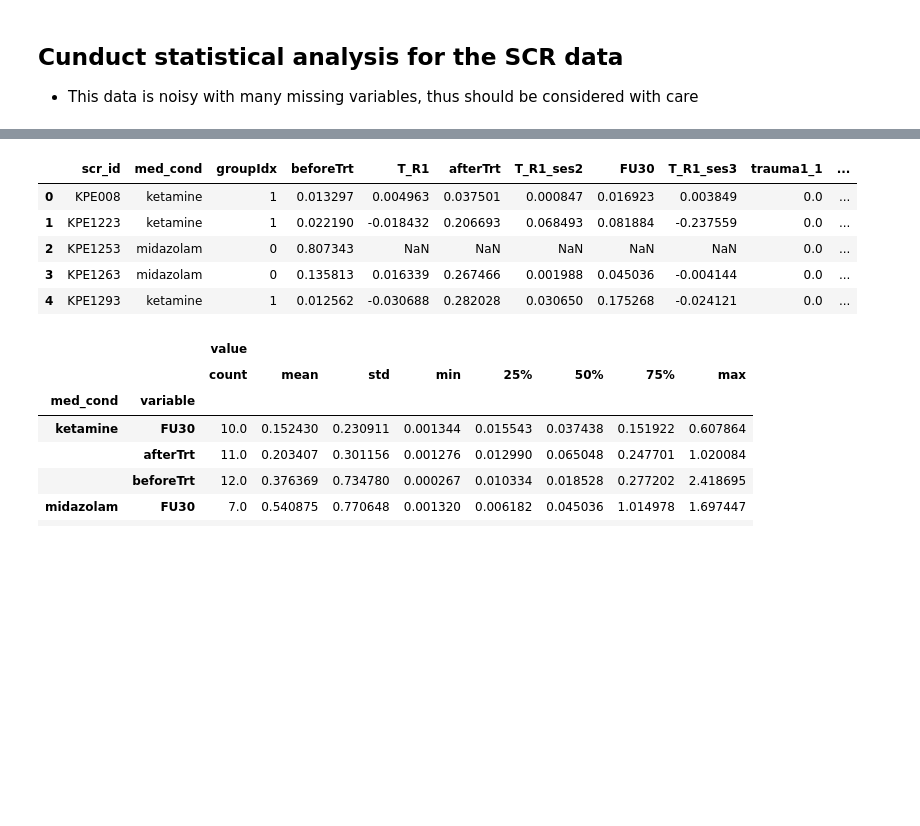
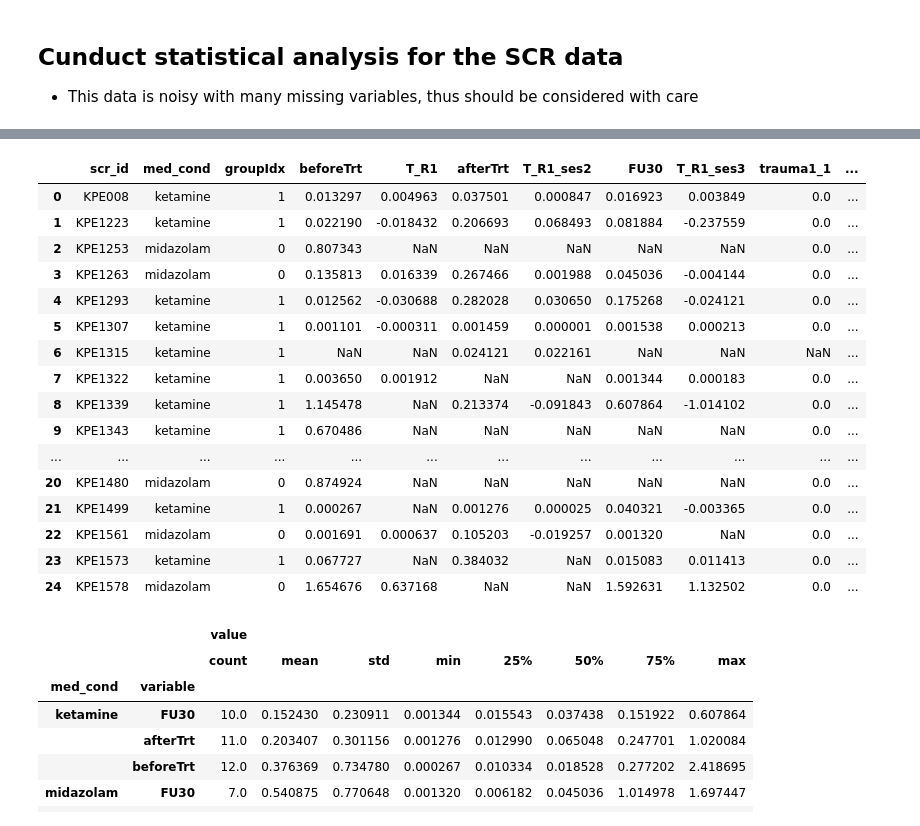
Before and after one commit to orduek/KPE, a Jupyter notebook: SCR/scr_stats.ipynb, the cells around one changed output, grey strips where cells are left out. Cells and saved outputs as stored; diff of their text form; code cells hidden in the pictures; blank space fills up the shorter version.

```diff
--- a/SCR/scr_stats.ipynb
+++ b/SCR/scr_stats.ipynb
@@ -22,16 +17,27 @@ Set the environment variable OUTDATED_IGNORE=1 to disable these warnings.
 # %%
 # load file
 df = pd.read_csv('scr_data.csv')
 df = df.rename(columns={'peakTrauma1': 'beforeTrt', 'peakTrauma1_ses2': 'afterTrt',
                'peakTrauma1_ses3': 'FU30'})
-df.head()
+df
 # %% [output]
 |  | scr_id | med_cond | groupIdx | beforeTrt | T_R1 | afterTrt | T_R1_ses2 | FU30 | T_R1_ses3 | trauma1_1 | ... |
 | 0 | KPE008 | ketamine | 1 | 0.013297 | 0.004963 | 0.037501 | 0.000847 | 0.016923 | 0.003849 | 0.0 | ... |
 | 1 | KPE1223 | ketamine | 1 | 0.022190 | -0.018432 | 0.206693 | 0.068493 | 0.081884 | -0.237559 | 0.0 | ... |
 | 2 | KPE1253 | midazolam | 0 | 0.807343 | NaN | NaN | NaN | NaN | NaN | 0.0 | ... |
 | 3 | KPE1263 | midazolam | 0 | 0.135813 | 0.016339 | 0.267466 | 0.001988 | 0.045036 | -0.004144 | 0.0 | ... |
 | 4 | KPE1293 | ketamine | 1 | 0.012562 | -0.030688 | 0.282028 | 0.030650 | 0.175268 | -0.024121 | 0.0 | ... |
+| 5 | KPE1307 | ketamine | 1 | 0.001101 | -0.000311 | 0.001459 | 0.000001 | 0.001538 | 0.000213 | 0.0 | ... |
+| 6 | KPE1315 | ketamine | 1 | NaN | NaN | 0.024121 | 0.022161 | NaN | NaN | NaN | ... |
+| 7 | KPE1322 | ketamine | 1 | 0.003650 | 0.001912 | NaN | NaN | 0.001344 | 0.000183 | 0.0 | ... |
+| 8 | KPE1339 | ketamine | 1 | 1.145478 | NaN | 0.213374 | -0.091843 | 0.607864 | -1.014102 | 0.0 | ... |
+| 9 | KPE1343 | ketamine | 1 | 0.670486 | NaN | NaN | NaN | NaN | NaN | 0.0 | ... |
+| ... | ... | ... | ... | ... | ... | ... | ... | ... | ... | ... | ... |
+| 20 | KPE1480 | midazolam | 0 | 0.874924 | NaN | NaN | NaN | NaN | NaN | 0.0 | ... |
+| 21 | KPE1499 | ketamine | 1 | 0.000267 | NaN | 0.001276 | 0.000025 | 0.040321 | -0.003365 | 0.0 | ... |
+| 22 | KPE1561 | midazolam | 0 | 0.001691 | 0.000637 | 0.105203 | -0.019257 | 0.001320 | NaN | 0.0 | ... |
+| 23 | KPE1573 | ketamine | 1 | 0.067727 | NaN | 0.384032 | NaN | 0.015083 | 0.011413 | 0.0 | ... |
+| 24 | KPE1578 | midazolam | 0 | 1.654676 | 0.637168 | NaN | NaN | 1.592631 | 1.132502 | 0.0 | ... |
 # %%
 dfMelt = df[['scr_id','med_cond','beforeTrt','afterTrt','FU30']]
 dfMelt = pd.melt(dfMelt, id_vars=['scr_id','med_cond'])
```
Also changed, not shown: parts of 2 cells of this notebook, 7 other files.
